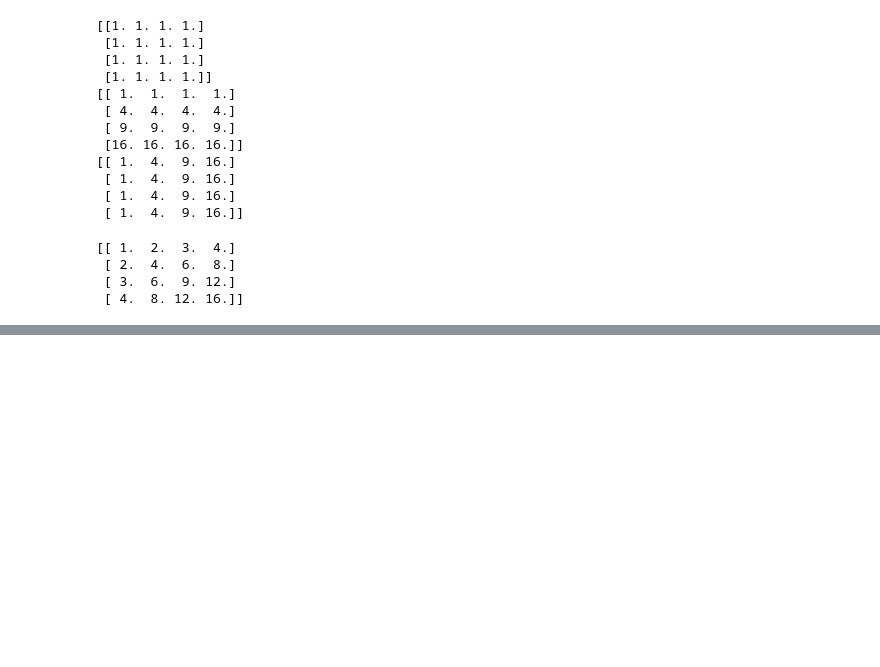
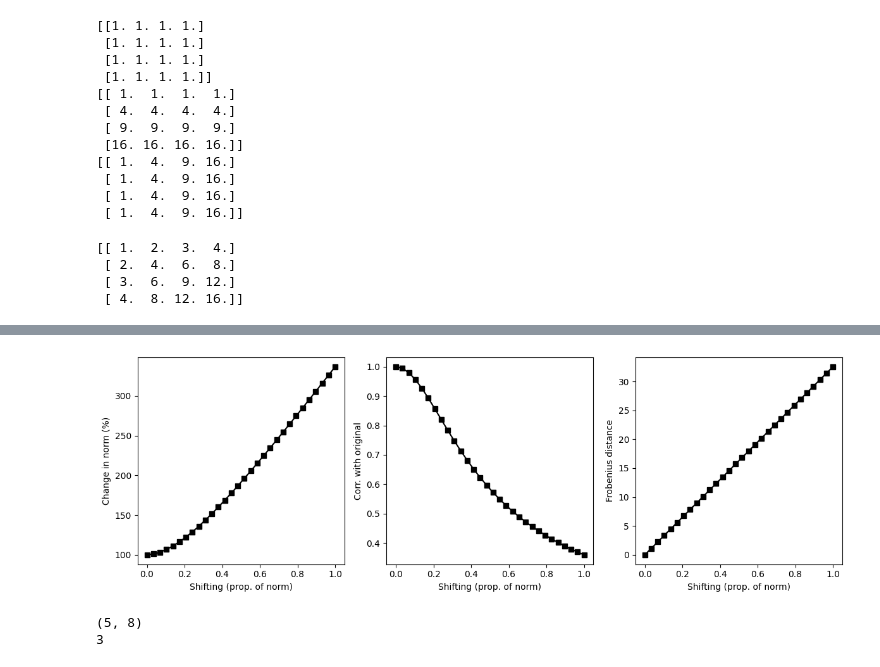
Before and after one commit to paulcarvalho/Linear-Algebra, a Jupyter notebook: matrices.ipynb, the cells around one changed output, grey strips where cells are left out. Cells and saved outputs as stored; diff of their text form; code cells hidden in the pictures; blank space fills up the shorter version.

```diff
--- a/matrices.ipynb
+++ b/matrices.ipynb
@@ -219,0 +338,46 @@ print(D2@A1@D2)
+# %%
+# Exercise 6-4
+A = np.random.randn(10,10)
+
+fro_norm = np.sqrt(np.sum(A**2))
+
+steps = np.linspace(0,1,30)
+
+out = np.zeros((30, 3))
+resultsNames = [ 'Change in norm (%)','Corr. with original','Frobenius distance' ]
+
+for i in range(len(steps)):
+    shifted = A + steps[i]*fro_norm*np.eye(10)
+
+    shifted_norm = np.sqrt(np.sum(shifted**2))
+    out[i,0] = 100*(shifted_norm / fro_norm)
+
+    out[i,1] = np.corrcoef(A.flatten(), shifted.flatten())[0,1]
+
+    distance = A - shifted
+    out[i,2] = np.sqrt(np.sum(distance**2))
+
+_,axs = plt.subplots(1,3,figsize=(12,4))
+
+for pi in range(3):
+  # plot the results
+  axs[pi].plot(steps,out[:,pi],'ks-')
+  axs[pi].set_xlabel('Shifting (prop. of norm)')
+  axs[pi].set_ylabel(resultsNames[pi])
+
+plt.tight_layout()
+plt.show()
+# %% [output]
+[figure, added]
+# %%
+# Exercise 6-5
+M = 5
+N = 8
+r = 3
+
+A = np.random.randn(M,r)@np.random.randn(r,N)
+print(A.shape)
+print(np.linalg.matrix_rank(A))
+# %% [output]
+(5, 8)
+3
```
Also changed, not shown: parts of 12 cells of this notebook.
